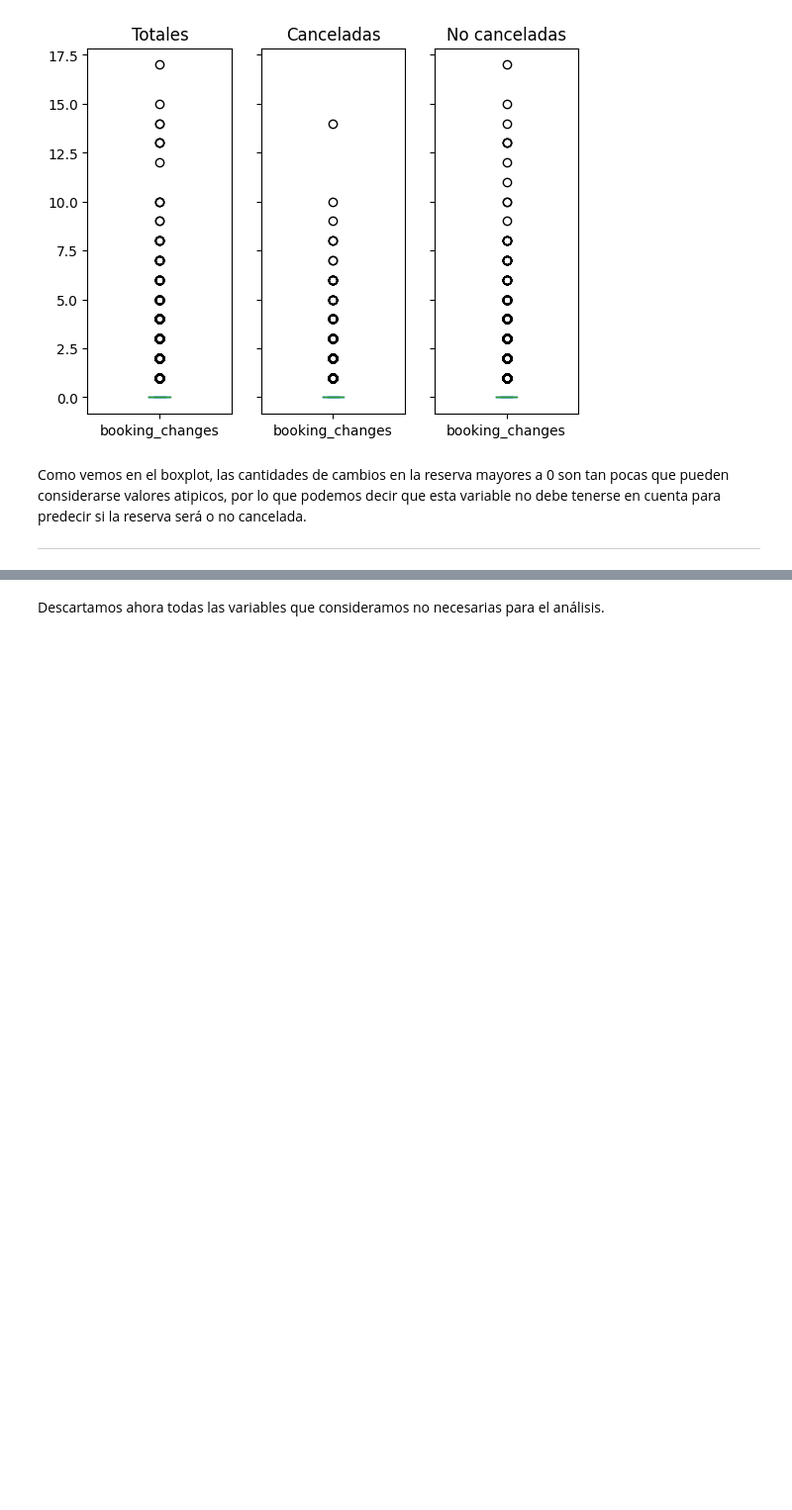
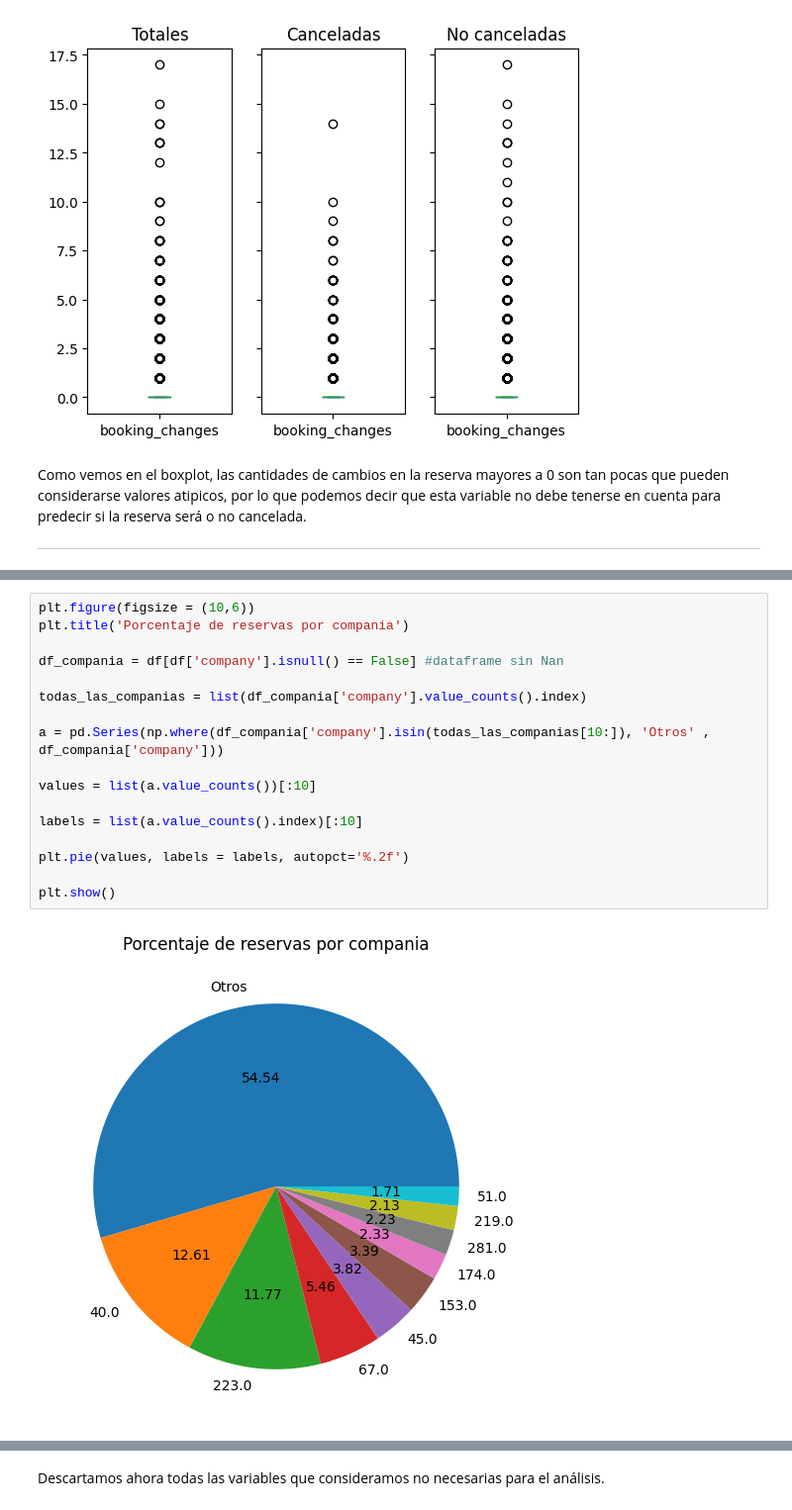
Before and after one commit to LuchoLorenzo1/7506R-1C2023-GRUPO19, a Jupyter notebook: 7506R_TP1_GRUPO19_CH1_ENTREGA.ipynb, the cells around one changed output, grey strips where cells are left out. Shown at 99% size. Saved outputs shown, nothing was run; the diff lists cells and outputs as text; blank space fills up the shorter version.

```diff
--- a/7506R_TP1_GRUPO19_CH1_ENTREGA.ipynb
+++ b/7506R_TP1_GRUPO19_CH1_ENTREGA.ipynb
@@ -536,0 +597,19 @@ Como vemos en el boxplot, las cantidades de cambios en la reserva mayores a 0 so
+# %%
+plt.figure(figsize = (10,6))
+plt.title('Porcentaje de reservas por compania')
+
+df_compania = df[df['company'].isnull() == False] #dataframe sin Nan
+
+todas_las_companias = list(df_compania['company'].value_counts().index)
+
+a = pd.Series(np.where(df_compania['company'].isin(todas_las_companias[10:]), 'Otros' , df_compania['company']))
+
+values = list(a.value_counts())[:10]
+
+labels = list(a.value_counts().index)[:10]
+
+plt.pie(values, labels = labels, autopct='%.2f')
+
+plt.show()
+# %% [output]
+[figure, added]
```
Also changed, not shown: parts of 37 cells of this notebook.
